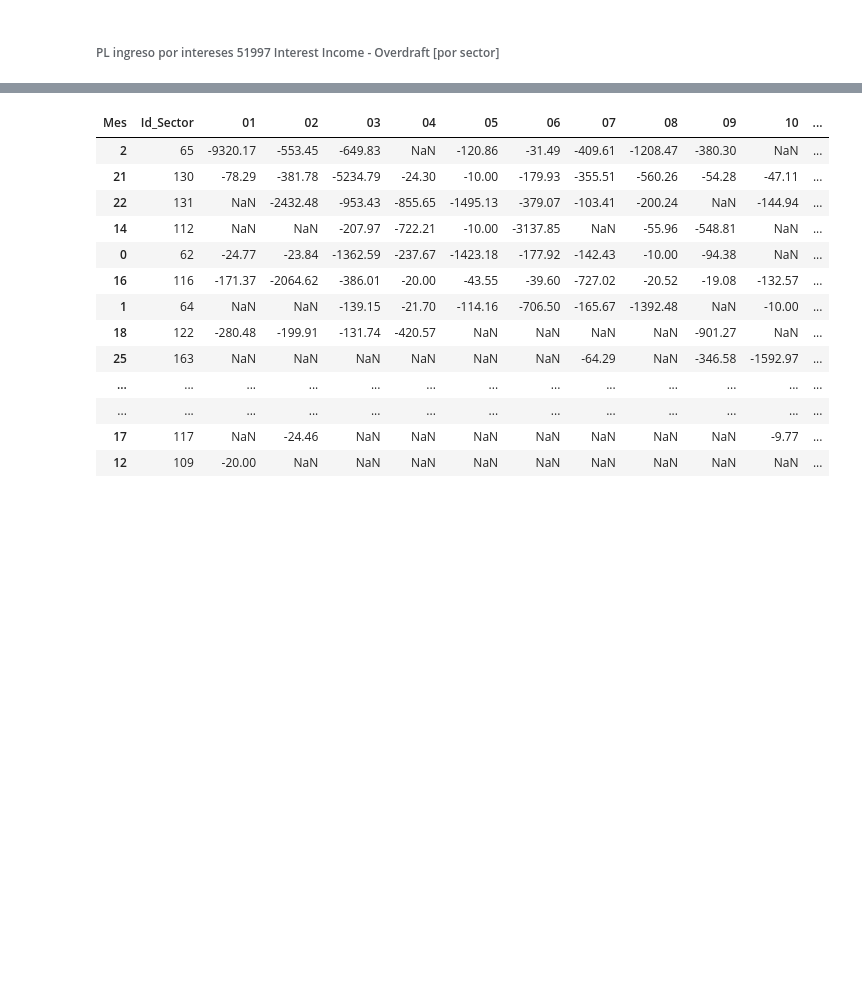
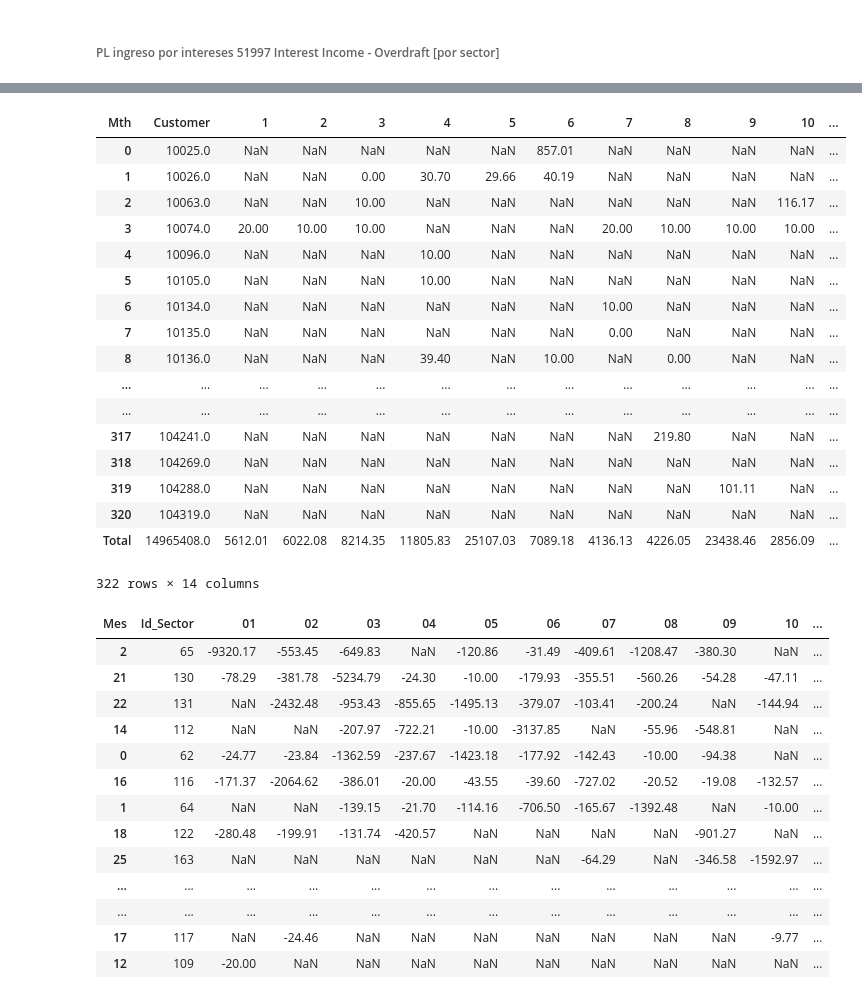
Before and after one commit to InteligoDO/rentabilidad, a Jupyter notebook: PLs-Ingreso.ipynb, the cells around one changed output, grey strips where cells are left out. Saved outputs shown, nothing was run; the diff lists cells and outputs as text; code cells hidden in the pictures; blank space fills up the shorter version.

```diff
--- a/PLs-Ingreso.ipynb
+++ b/PLs-Ingreso.ipynb
@@ -130,0 +179,29 @@ dfIngIntPL51997ByCli
+# %%
+mergeAccAccount = pd.merge(dftblAccrAcctDrMonthly, tblAccountMonthly, how='left', left_on=['Id','Mth', 'Yr', 'Day'], right_on = ['Id','Mth', 'Yr', 'Day'])
+# %%
+mergeAccAccount = mergeAccAccount[['Yr', 'Mth', 'Day', 'Id', 'Customer', 'TotalInterest', 'UnadjTotalInt']]
+# %%
+mergeAccAccount = mergeAccAccount.groupby(['Customer', 'Mth'], as_index=False).agg({'TotalInterest': 'sum',}).pivot_table(index=['Customer'], columns='Mth', values='TotalInterest').reset_index()
+# %%
+mergeAccAccount['total'] = mergeAccAccount.apply(lambda x: x.iloc[1:] .sum(), axis=1)
+# %%
+mergeAccAccount.append(mergeAccAccount.sum().rename('Total'))
+# %% [output]
+| Mth | Customer | 1 | 2 | 3 | 4 | 5 | 6 | 7 | 8 | 9 | 10 | ... |
+| 0 | 10025.0 | NaN | NaN | NaN | NaN | NaN | 857.01 | NaN | NaN | NaN | NaN | ... |
+| 1 | 10026.0 | NaN | NaN | 0.00 | 30.70 | 29.66 | 40.19 | NaN | NaN | NaN | NaN | ... |
+| 2 | 10063.0 | NaN | NaN | 10.00 | NaN | NaN | NaN | NaN | NaN | NaN | 116.17 | ... |
+| 3 | 10074.0 | 20.00 | 10.00 | 10.00 | NaN | NaN | NaN | 20.00 | 10.00 | 10.00 | 10.00 | ... |
+| 4 | 10096.0 | NaN | NaN | NaN | 10.00 | NaN | NaN | NaN | NaN | NaN | NaN | ... |
+| 5 | 10105.0 | NaN | NaN | NaN | 10.00 | NaN | NaN | NaN | NaN | NaN | NaN | ... |
+| 6 | 10134.0 | NaN | NaN | NaN | NaN | NaN | NaN | 10.00 | NaN | NaN | NaN | ... |
+| 7 | 10135.0 | NaN | NaN | NaN | NaN | NaN | NaN | 0.00 | NaN | NaN | NaN | ... |
+| 8 | 10136.0 | NaN | NaN | NaN | 39.40 | NaN | 10.00 | NaN | 0.00 | NaN | NaN | ... |
+| ... | ... | ... | ... | ... | ... | ... | ... | ... | ... | ... | ... | ... |
+| ... | ... | ... | ... | ... | ... | ... | ... | ... | ... | ... | ... | ... |
+| 317 | 104241.0 | NaN | NaN | NaN | NaN | NaN | NaN | NaN | 219.80 | NaN | NaN | ... |
+| 318 | 104269.0 | NaN | NaN | NaN | NaN | NaN | NaN | NaN | NaN | NaN | NaN | ... |
+| 319 | 104288.0 | NaN | NaN | NaN | NaN | NaN | NaN | NaN | NaN | 101.11 | NaN | ... |
+| 320 | 104319.0 | NaN | NaN | NaN | NaN | NaN | NaN | NaN | NaN | NaN | NaN | ... |
+| Total | 14965408.0 | 5612.01 | 6022.08 | 8214.35 | 11805.83 | 25107.03 | 7089.18 | 4136.13 | 4226.05 | 23438.46 | 2856.09 | ... |
+322 rows × 14 columns
```
Also changed, not shown: parts of 16 cells of this notebook, 4 other files.
